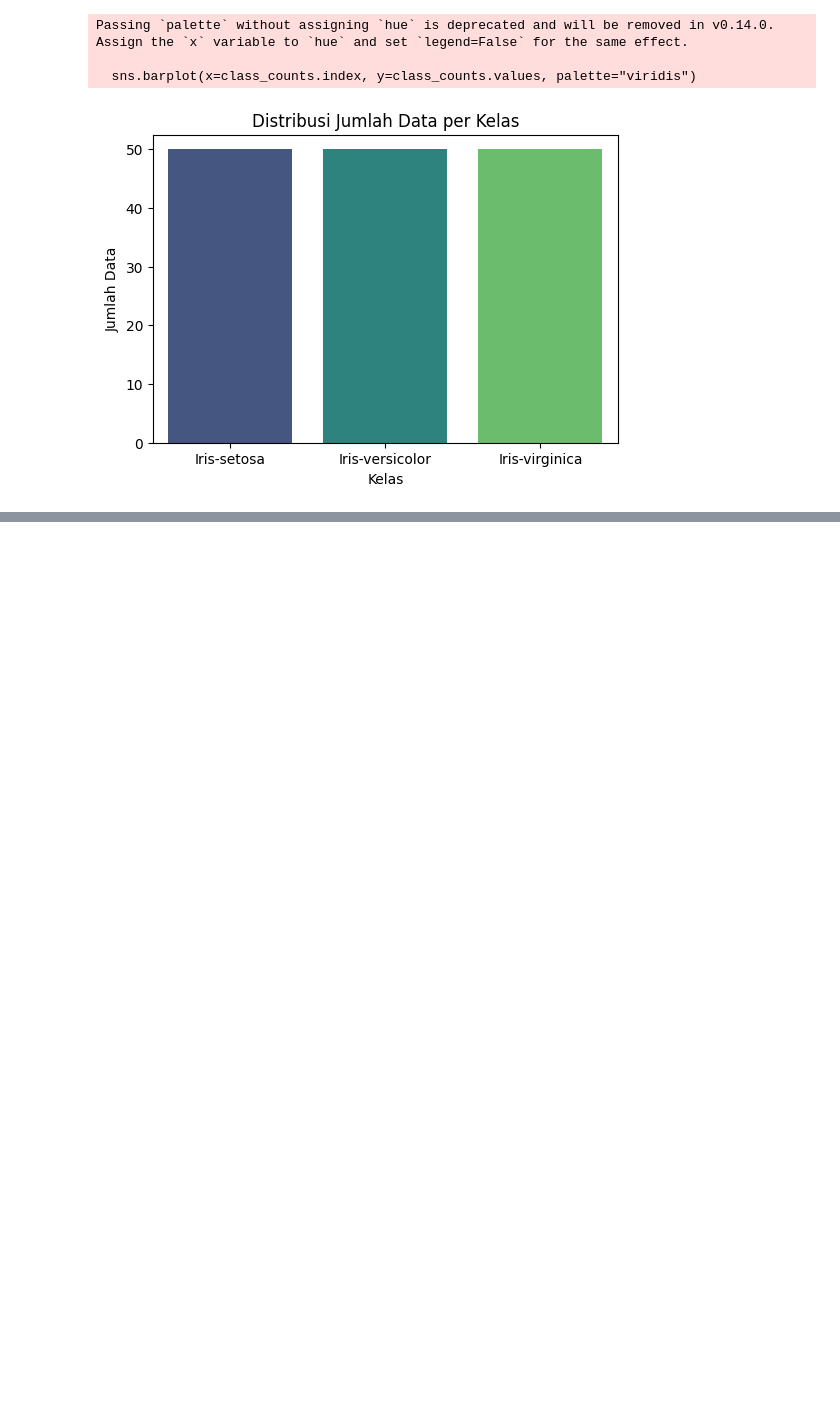
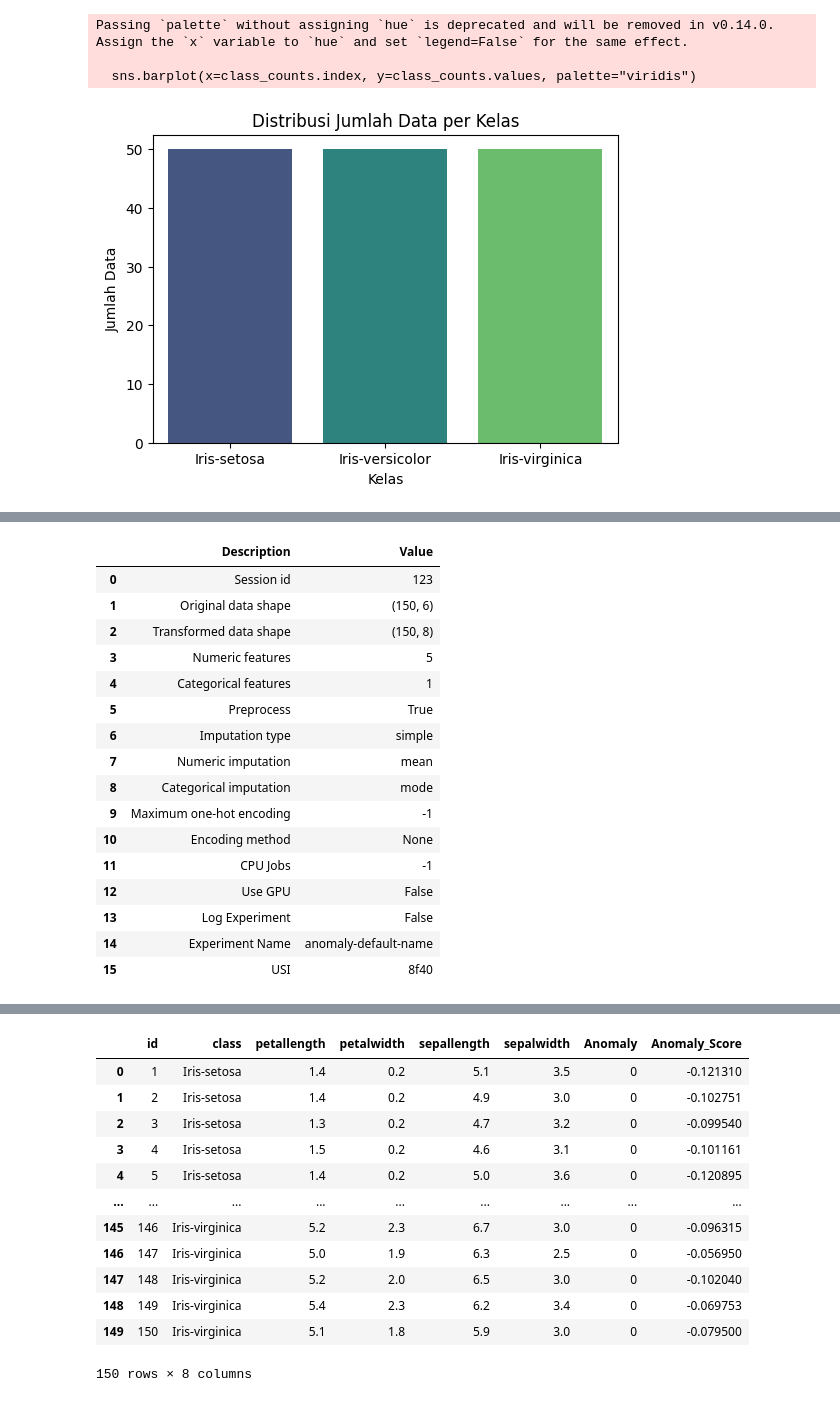
Before and after one commit to AqbilBarakaa/psd, a Jupyter notebook: psd/_build/jupyter_execute/DataUnderstanding.ipynb, the cells around one changed output, grey strips where cells are left out. Cells and saved outputs as stored; diff of their text form; code cells hidden in the pictures; blank space fills up the shorter version.

```diff
--- a/psd/_build/jupyter_execute/DataUnderstanding.ipynb
+++ b/psd/_build/jupyter_execute/DataUnderstanding.ipynb
@@ -357,0 +544,21 @@ Verifikasi kualitas data mencakup beberapa aspek, yaitu:
+# %%
+import pandas as pd
+from pycaret.anomaly import setup, create_model, assign_model
+
+# Load dataset (ganti nama file sesuai lokasi dataset kamu)
+dataset = pd.read_csv("data_gabungan_iris.csv")
+
+# Copy dataset
+data = dataset.copy()
+
+# Setup PyCaret
+process = setup(data, session_id=123)
+
+# Pilih model Isolation Forest
+model = create_model('iforest')
+
+# Assign hasil prediksi
+result = assign_model(model)
+
+# Lihat hasil
+print(result.head())
@@ -357,0 +611,33 @@ Verifikasi kualitas data mencakup beberapa aspek, yaitu:
+# %%
+import pandas as pd
+from pycaret.anomaly import setup, create_model, assign_model
+
+#mengambil data berbasis dataframe
+data = dataset.copy()
+
+process = setup(data, session_id=123)
+
+#memilih model outlier
+model = create_model('iforest')
+
+#hasil
+result = assign_model(model)
+result
+# %% [output]
+|  | Description | Value |
+| 0 | Session id | 123 |
+| 1 | Original data shape | (150, 6) |
+| 2 | Transformed data shape | (150, 8) |
+| 3 | Numeric features | 5 |
+| 4 | Categorical features | 1 |
+| 5 | Preprocess | True |
+| 6 | Imputation type | simple |
+| 7 | Numeric imputation | mean |
+| 8 | Categorical imputation | mode |
+| 9 | Maximum one-hot encoding | -1 |
+| 10 | Encoding method | None |
+| 11 | CPU Jobs | -1 |
+| 12 | Use GPU | False |
+| 13 | Log Experiment | False |
+| 14 | Experiment Name | anomaly-default-name |
+| 15 | USI | 8f40 |
@@ -357,0 +647,13 @@ Verifikasi kualitas data mencakup beberapa aspek, yaitu:
+|  | id | class | petallength | petalwidth | sepallength | sepalwidth | Anomaly | Anomaly_Score |
+| 0 | 1 | Iris-setosa | 1.4 | 0.2 | 5.1 | 3.5 | 0 | -0.121310 |
+| 1 | 2 | Iris-setosa | 1.4 | 0.2 | 4.9 | 3.0 | 0 | -0.102751 |
+| 2 | 3 | Iris-setosa | 1.3 | 0.2 | 4.7 | 3.2 | 0 | -0.099540 |
+| 3 | 4 | Iris-setosa | 1.5 | 0.2 | 4.6 | 3.1 | 0 | -0.101161 |
+| 4 | 5 | Iris-setosa | 1.4 | 0.2 | 5.0 | 3.6 | 0 | -0.120895 |
+| ... | ... | ... | ... | ... | ... | ... | ... | ... |
+| 145 | 146 | Iris-virginica | 5.2 | 2.3 | 6.7 | 3.0 | 0 | -0.096315 |
+| 146 | 147 | Iris-virginica | 5.0 | 1.9 | 6.3 | 2.5 | 0 | -0.056950 |
+| 147 | 148 | Iris-virginica | 5.2 | 2.0 | 6.5 | 3.0 | 0 | -0.102040 |
+| 148 | 149 | Iris-virginica | 5.4 | 2.3 | 6.2 | 3.4 | 0 | -0.069753 |
+| 149 | 150 | Iris-virginica | 5.1 | 1.8 | 5.9 | 3.0 | 0 | -0.079500 |
+150 rows × 8 columns
```
Also changed, not shown: parts of 14 cells of this notebook, 42 other files.
